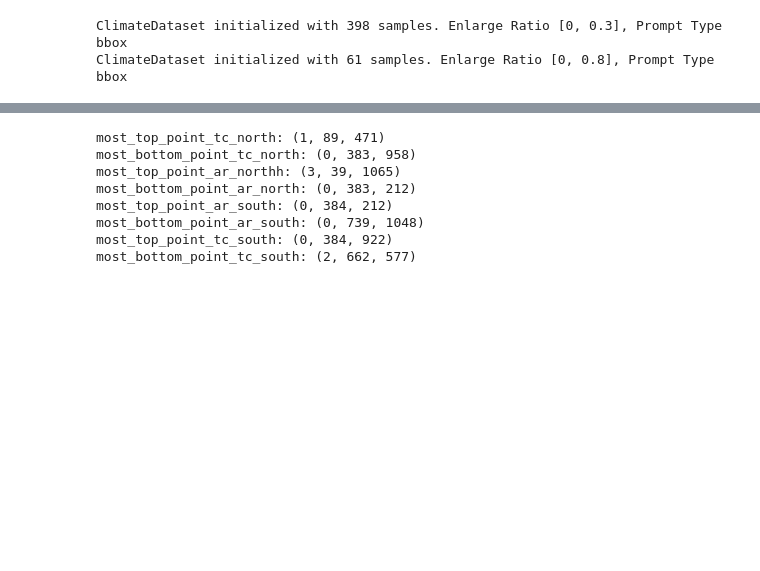
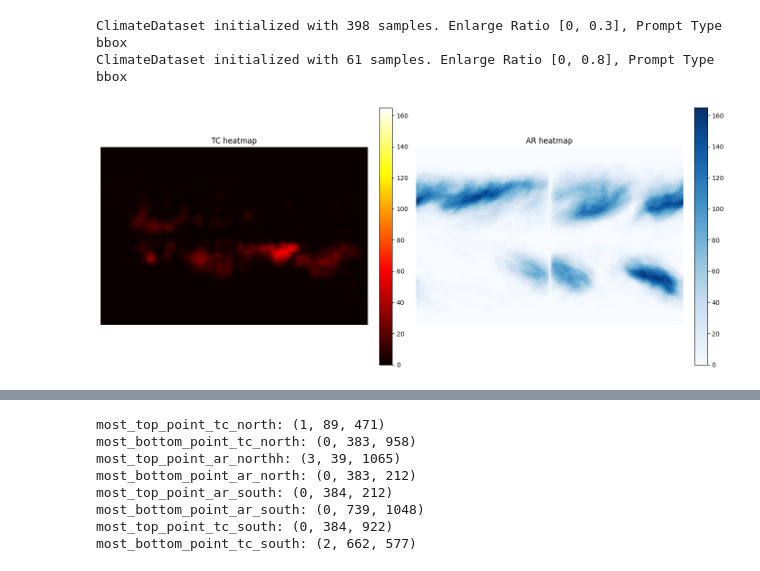
Before and after one commit to thangible/ClimateSAM, a Jupyter notebook: documentation.ipynb, the cells around one changed output, grey strips where cells are left out. Saved outputs shown, nothing was run; the diff lists cells and outputs as text; code cells hidden in the pictures; blank space fills up the shorter version.

```diff
--- a/documentation.ipynb
+++ b/documentation.ipynb
@@ -55,6 +55,36 @@ val_dataloader = DataLoader(
 # %% [output]
 ClimateDataset initialized with 398 samples. Enlarge Ratio [0, 0.3], Prompt Type bbox
 ClimateDataset initialized with 61 samples. Enlarge Ratio [0, 0.8], Prompt Type bbox
+# %%
+heatmaps =train_dataset.calculate_spatial_priors()
+# %%
+import numpy as np
+import matplotlib.pyplot as plt
+# Plot TC and AR heatmaps side-by-side (uses existing `heatmaps` and `plt` from the notebook)
+hm_tc = heatmaps['tc']
+hm_ar = heatmaps['ar']
+
+# ensure 2D numpy arrays
+hm_tc = np.asarray(hm_tc)
+hm_ar = np.asarray(hm_ar)
+
+vmax = max(hm_tc.max(), hm_ar.max()) if (hm_tc.size and hm_ar.size) else None
+
+fig, axes = plt.subplots(1, 2, figsize=(14, 6))
+im0 = axes[0].imshow(hm_tc, cmap='hot', vmin=0, vmax=vmax, origin='upper', interpolation='nearest')
+axes[0].set_title('TC heatmap')
+axes[0].axis('off')
+fig.colorbar(im0, ax=axes[0], fraction=0.046, pad=0.04)
+
+im1 = axes[1].imshow(hm_ar, cmap='Blues', vmin=0, vmax=vmax, origin='upper', interpolation='nearest')
+axes[1].set_title('AR heatmap')
+axes[1].axis('off')
+fig.colorbar(im1, ax=axes[1], fraction=0.046, pad=0.04)
+
+plt.tight_layout()
+plt.show()
+# %% [output]
+[figure, added]
 # %%
 extremes_dict = train_dataset.get_hemisphere_extremal_points()
 # %% [output]
```
Also changed, not shown: parts of 4 cells of this notebook, 2 other files.
